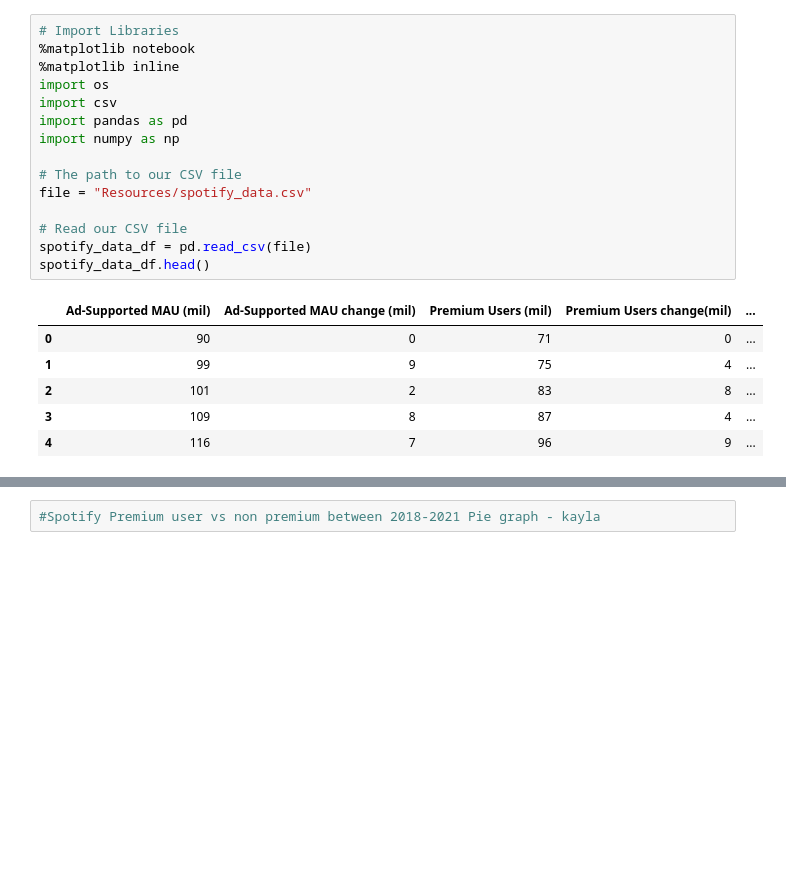
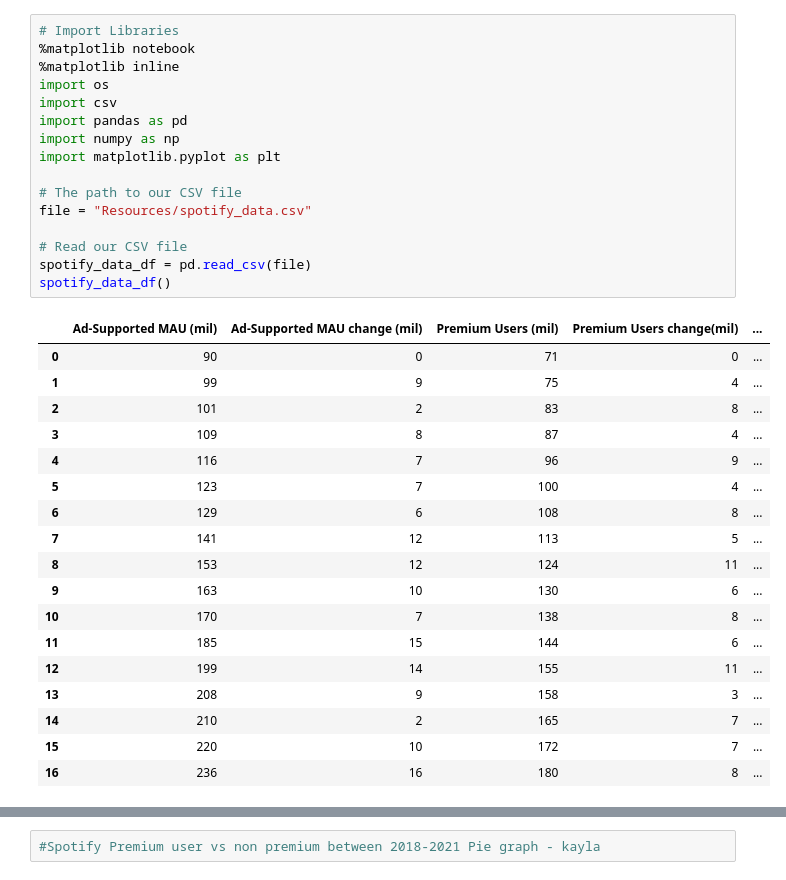
Before and after one commit to abesprgrss/Project-1, a Jupyter notebook: Spotify_Covid.ipynb, the cells around one changed output, grey strips where cells are left out. Drawn from its saved outputs; the diff is of its cells as text; blank space fills up the shorter version.

```diff
--- a/Spotify_Covid.ipynb
+++ b/Spotify_Covid.ipynb
@@ -1,22 +1,35 @@
 # %%
 # Import Libraries
 %matplotlib notebook
 %matplotlib inline
 import os
 import csv
 import pandas as pd
 import numpy as np
+import matplotlib.pyplot as plt
 
 # The path to our CSV file
 file = "Resources/spotify_data.csv"
 
 # Read our CSV file
 spotify_data_df = pd.read_csv(file)
-spotify_data_df.head()
+spotify_data_df()
 # %% [output]
 |  | Ad-Supported MAU (mil) | Ad-Supported MAU change (mil) | Premium Users (mil) | Premium Users change(mil) | ... |
 | 0 | 90 | 0 | 71 | 0 | ... |
 | 1 | 99 | 9 | 75 | 4 | ... |
 | 2 | 101 | 2 | 83 | 8 | ... |
 | 3 | 109 | 8 | 87 | 4 | ... |
 | 4 | 116 | 7 | 96 | 9 | ... |
+| 5 | 123 | 7 | 100 | 4 | ... |
+| 6 | 129 | 6 | 108 | 8 | ... |
+| 7 | 141 | 12 | 113 | 5 | ... |
+| 8 | 153 | 12 | 124 | 11 | ... |
+| 9 | 163 | 10 | 130 | 6 | ... |
+| 10 | 170 | 7 | 138 | 8 | ... |
+| 11 | 185 | 15 | 144 | 6 | ... |
+| 12 | 199 | 14 | 155 | 11 | ... |
+| 13 | 208 | 9 | 158 | 3 | ... |
+| 14 | 210 | 2 | 165 | 7 | ... |
+| 15 | 220 | 10 | 172 | 7 | ... |
+| 16 | 236 | 16 | 180 | 8 | ... |
```
Also changed, not shown: parts of 14 cells of this notebook, 5 other files.
